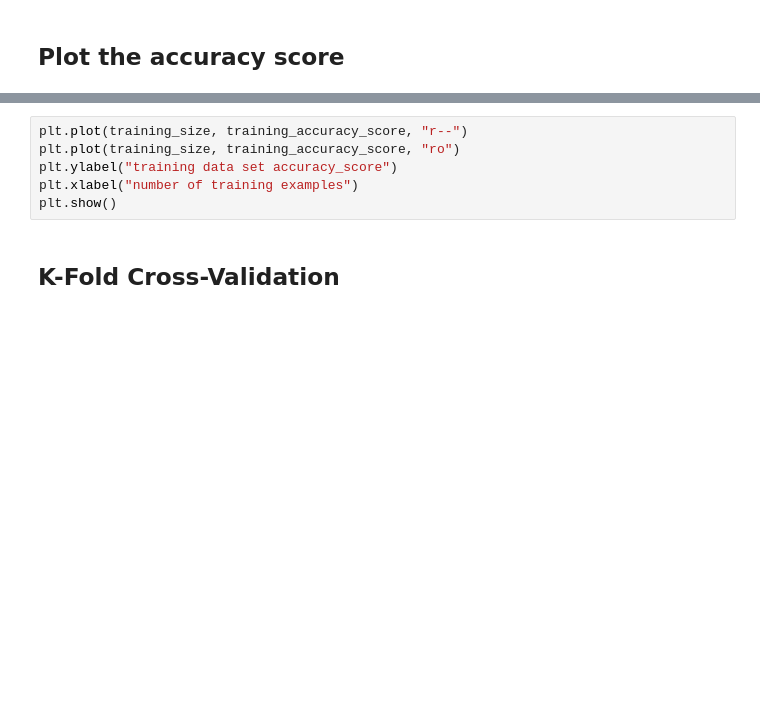
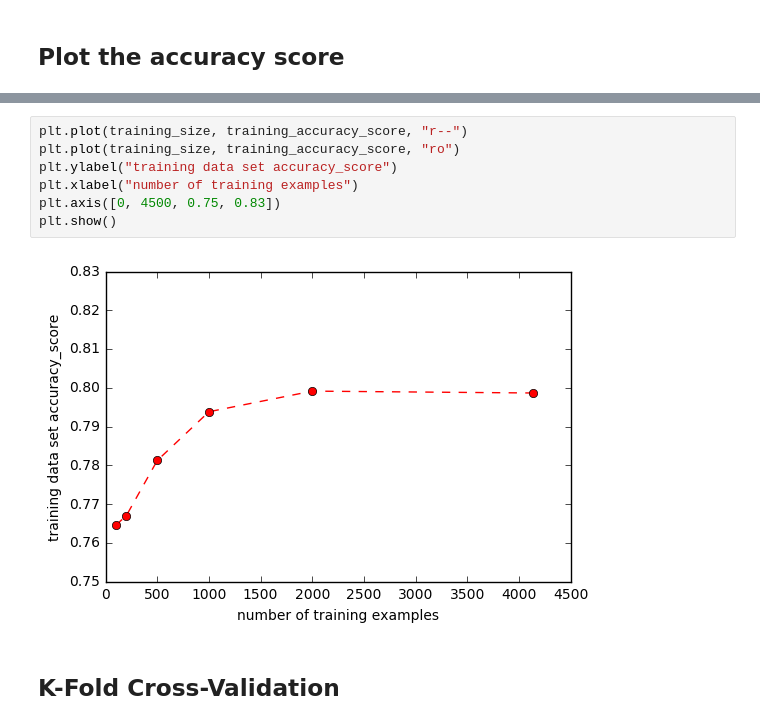
Before and after one commit to mengkeding/Machine-Learning, a Jupyter notebook: homework/hw1/hw01_data/spam/spam_training.ipynb, the cells around one changed output, grey strips where cells are left out. Cells and saved outputs as stored; diff of their text form; blank space fills up the shorter version.

```diff
--- a/homework/hw1/hw01_data/spam/spam_training.ipynb
+++ b/homework/hw1/hw01_data/spam/spam_training.ipynb
@@ -165,9 +155,12 @@ plt.show()
 # %%
 plt.plot(training_size, training_accuracy_score, "r--")
 plt.plot(training_size, training_accuracy_score, "ro")
 plt.ylabel("training data set accuracy_score")
 plt.xlabel("number of training examples")
+plt.axis([0, 4500, 0.75, 0.83])
 plt.show()
+# %% [output]
+[figure, added]
 # %% [markdown]
 ## K-Fold Cross-Validation
 # %%
```
Also changed, not shown: parts of 16 cells of this notebook, 1 other file.
